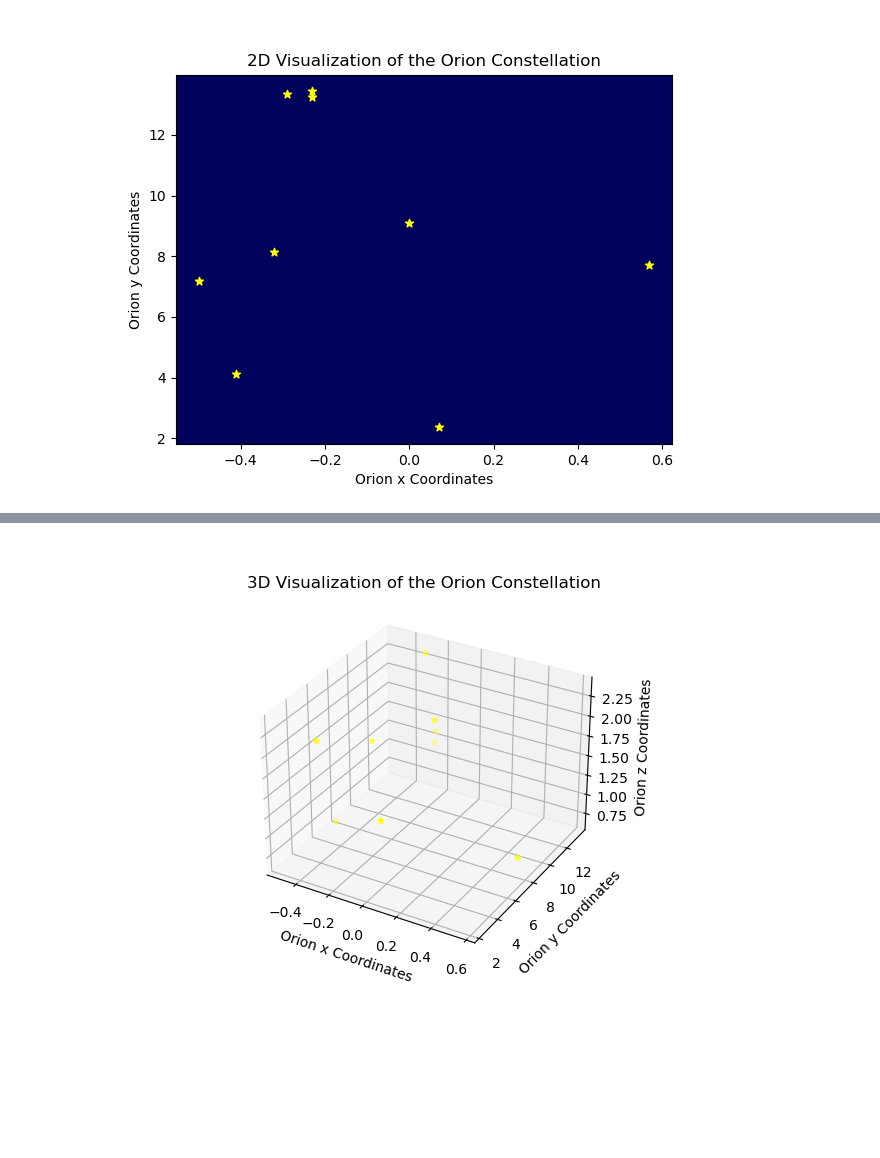
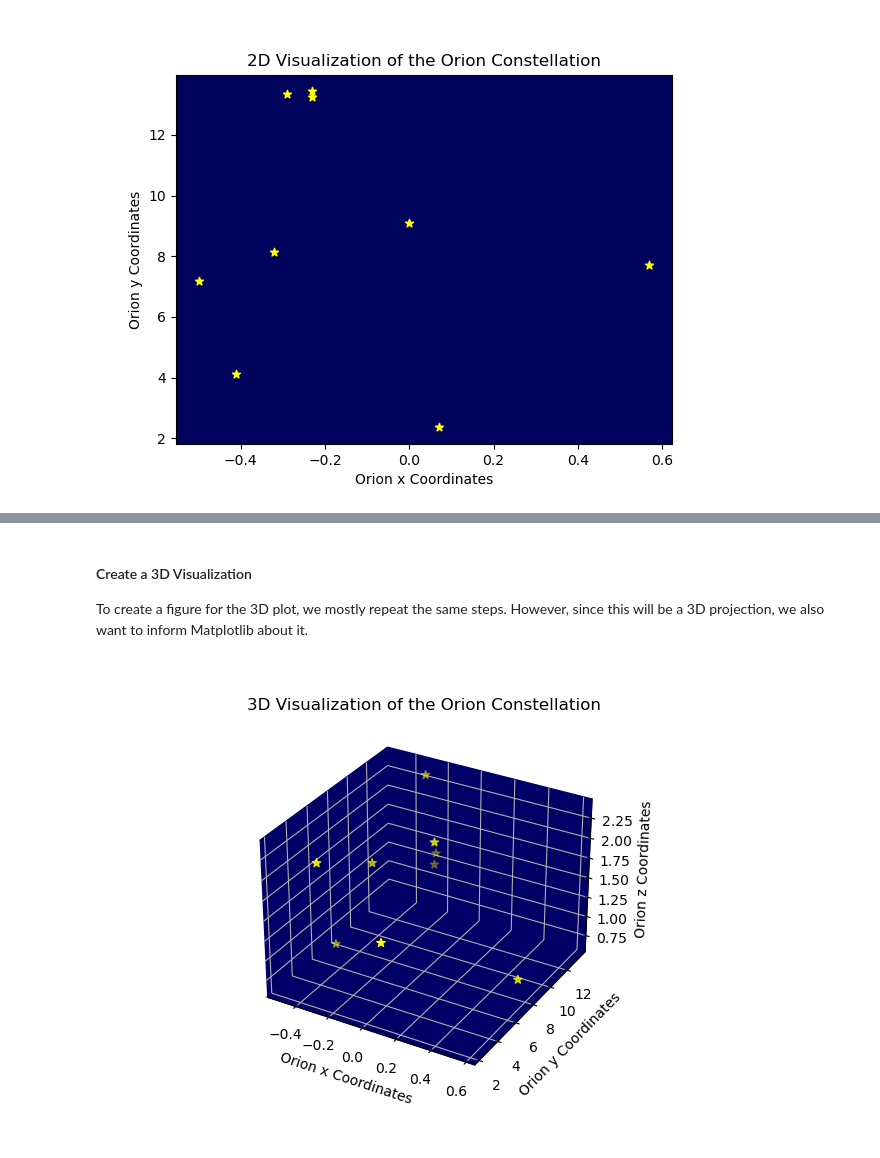
Before and after one commit to soyuz108/Visualization.OrionConstellation, a Jupyter notebook: orion_constellation.ipynb, the cells around one changed output, grey strips where cells are left out. Saved outputs shown, nothing was run; the diff lists cells and outputs as text; code cells hidden in the pictures; blank space fills up the shorter version.

```diff
--- a/orion_constellation.ipynb
+++ b/orion_constellation.ipynb
@@ -76,18 +52,24 @@ Render your visualization. (hint `plt.show()`.)
+# %% [markdown]
+#### Create a 3D Visualization
+
+To create a figure for the 3D plot, we mostly repeat the same steps. However, since this will be a 3D projection, we also want to inform Matplotlib about it.
 # %%
 # Create a figure for 3D plot
 fig_3d = plt.figure()
 # Add a single subplot
 constellation3d = fig_3d.add_subplot(1,1,1, projection="3d")
 # Visualize x, y & z coordinates
-constellation3d.scatter(x, y, z, color="yellow", marker="*")
+constellation3d.scatter(x, y, z, color="yellow", marker="*", s=40)
 # Give titles
 plt.title("3D Visualization of the Orion Constellation")
 constellation3d.set_xlabel("Orion x Coordinates")
 constellation3d.set_ylabel("Orion y Coordinates")
 constellation3d.set_zlabel("Orion z Coordinates")
 # Change background color
-
+constellation3d.w_xaxis.set_pane_color((0, 0, 0.4, 1.0))
+constellation3d.w_yaxis.set_pane_color((0, 0, 0.4, 1.0))
+constellation3d.w_zaxis.set_pane_color((0, 0, 0.4, 1.0))
 # Render visualization
 plt.show()
 # %% [output]
-[figure, old version]
+[figure, new version]
```
Also changed, not shown: parts of 2 cells of this notebook.
